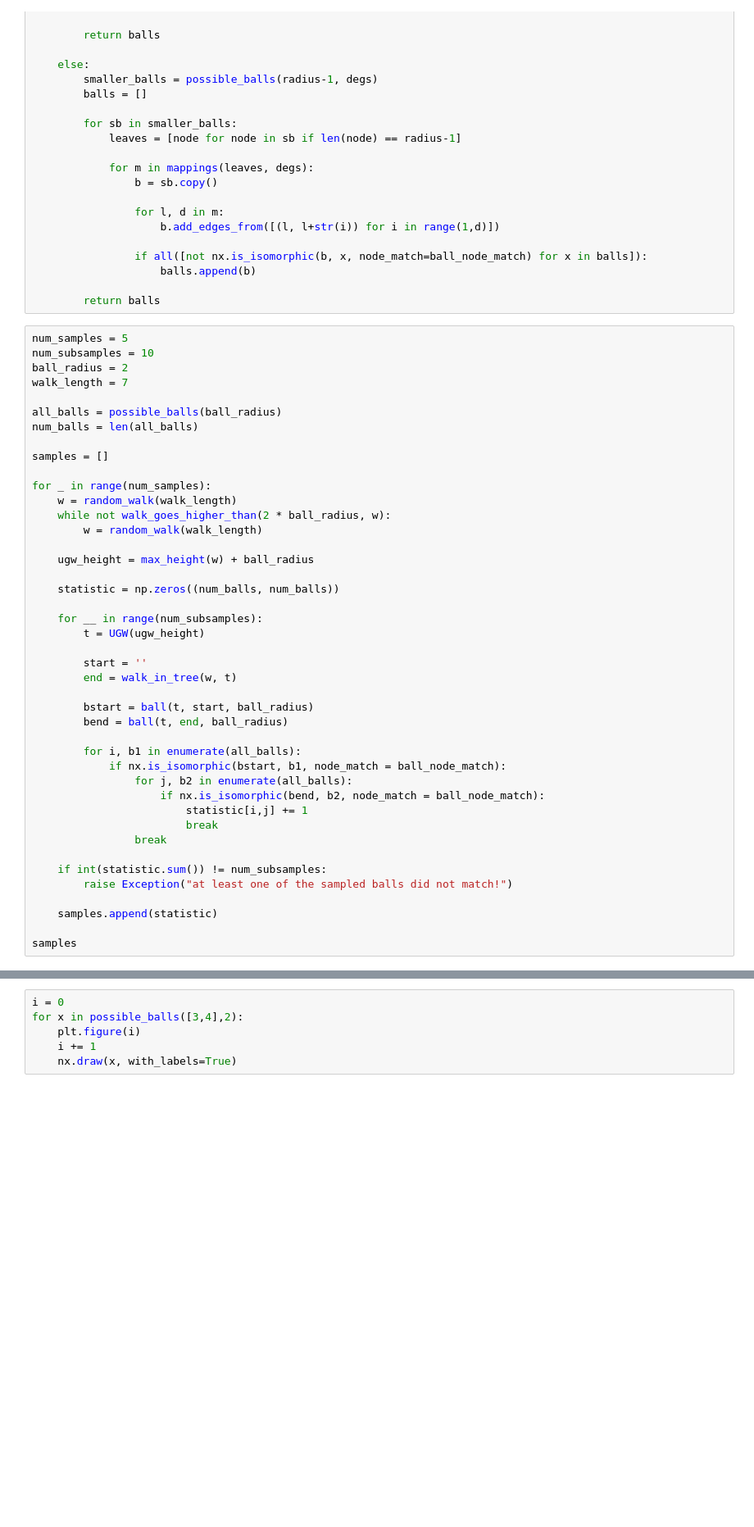
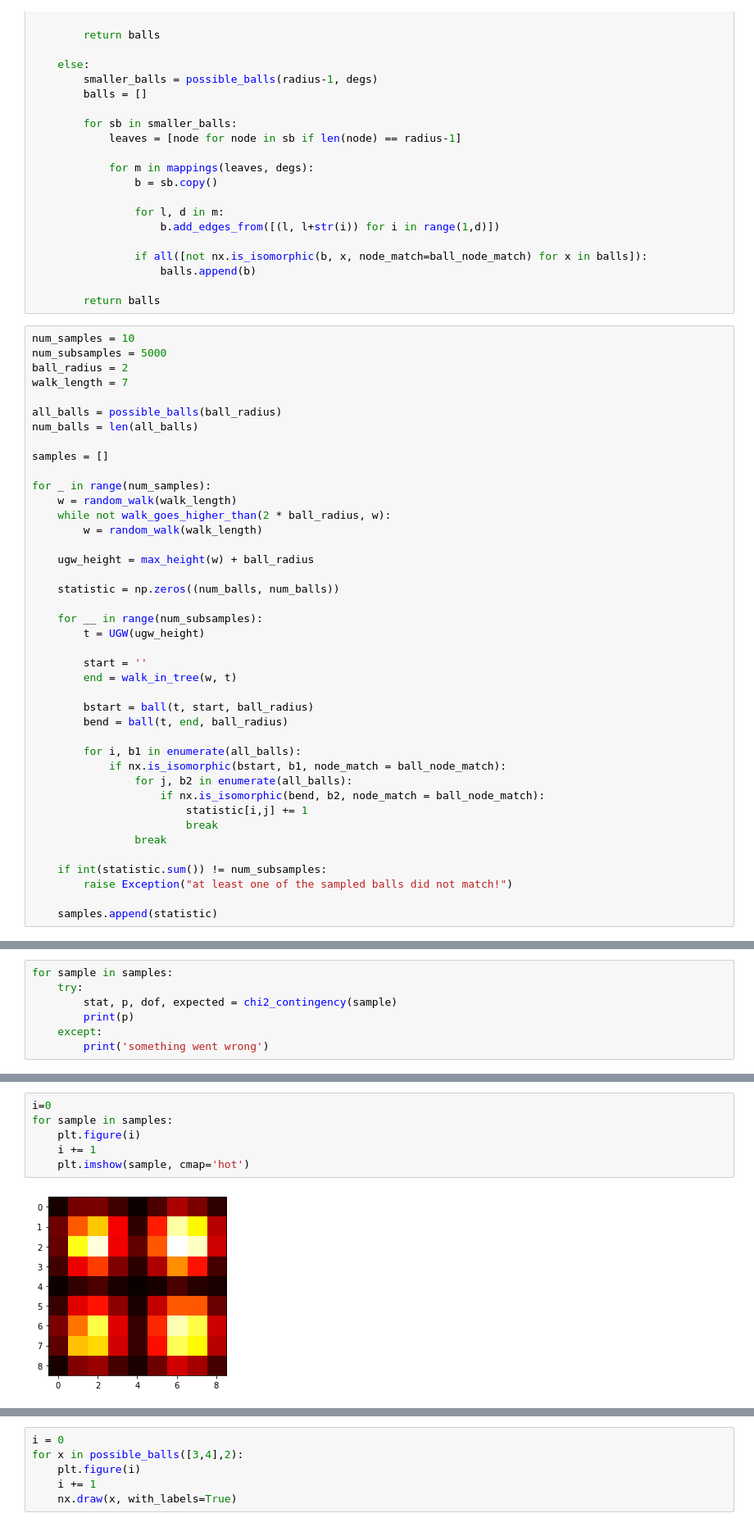
Before and after one commit to vilasopher/jupyter-notebooks, a Jupyter notebook: Walks in UGW Trees.ipynb, the cells around one changed output, grey strips where cells are left out. Shown: that part at 82% size. Cells and saved outputs as stored; diff of their text form; blank space fills up the shorter version.

```diff
--- a/Walks in UGW Trees.ipynb
+++ b/Walks in UGW Trees.ipynb
@@ -127,8 +139,8 @@ def possible_balls(radius, degs=DEGREES):
 
         return balls
 # %%
-num_samples = 5
-num_subsamples = 10
+num_samples = 10
+num_subsamples = 5000
 ball_radius = 2
 walk_length = 7
 
@@ -167,5 +179,3 @@ for _ in range(num_samples):
         raise Exception("at least one of the sampled balls did not match!")
 
     samples.append(statistic)
-
-samples
@@ -189,0 +182,7 @@ samples
+# %%
+for sample in samples:
+    try:
+        stat, p, dof, expected = chi2_contingency(sample)
+        print(p)
+    except:
+        print('something went wrong')
@@ -189,0 +200,8 @@ samples
+# %%
+i=0
+for sample in samples:
+    plt.figure(i)
+    i += 1
+    plt.imshow(sample, cmap='hot')
+# %% [output]
+[figure, added]
```
Also changed, not shown: parts of 6 cells of this notebook.
